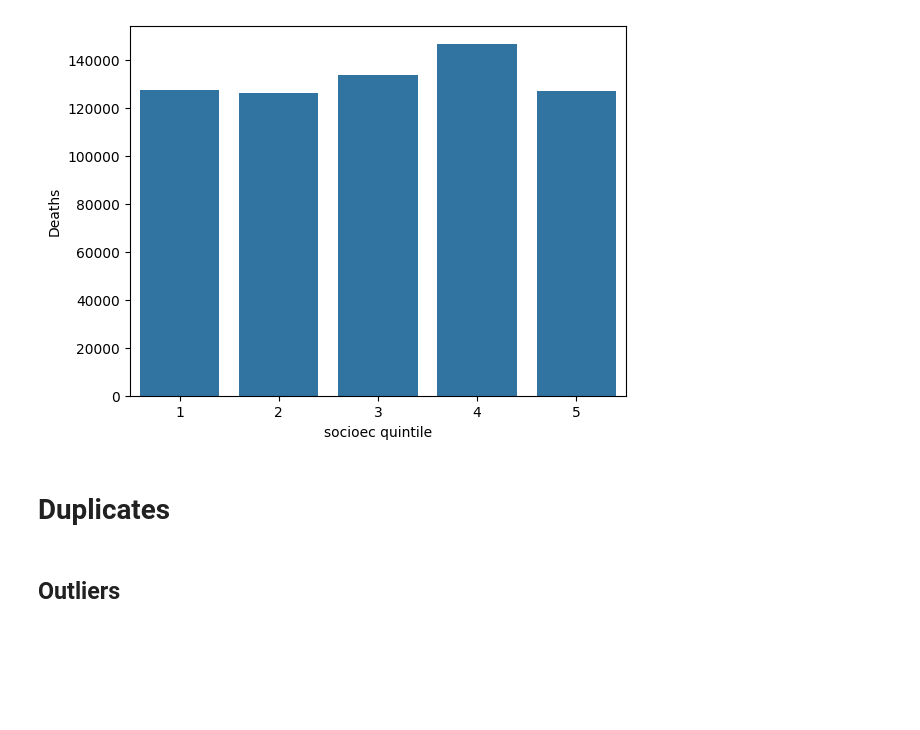
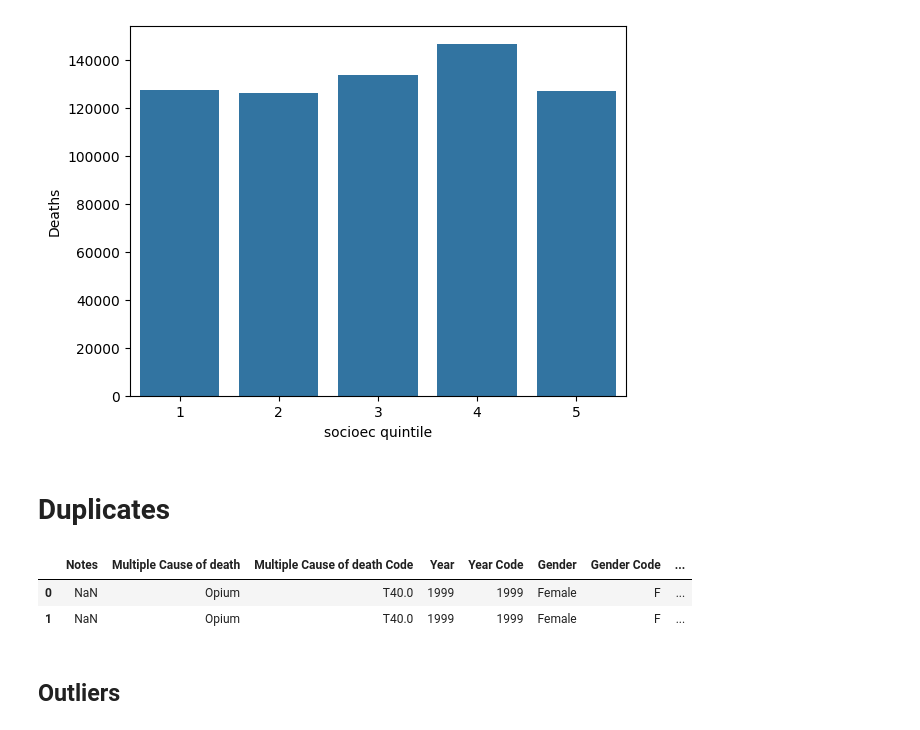
Before and after one commit to jmsarabia/fentanyl_eda, a Jupyter notebook: EDA.ipynb, the cells around one changed output. Saved outputs shown, nothing was run; the diff lists cells and outputs as text; code cells hidden in the pictures; blank space fills up the shorter version.

```diff
--- a/EDA.ipynb
+++ b/EDA.ipynb
@@ -65,5 +65,12 @@ sns.barplot(data=base.groupby(["socioec quintile"])["Deaths"].sum().reset_index(
 [figure]
 # %% [markdown]
 # Duplicates
+# %%
+## Hello
+base.head(2)
+# %% [output]
+|  | Notes | Multiple Cause of death | Multiple Cause of death Code | Year | Year Code | Gender | Gender Code | ... |
+| 0 | NaN | Opium | T40.0 | 1999 | 1999 | Female | F | ... |
+| 1 | NaN | Opium | T40.0 | 1999 | 1999 | Female | F | ... |
 # %% [markdown]
 ## Outliers
```
Also changed, not shown: 1 other file.
